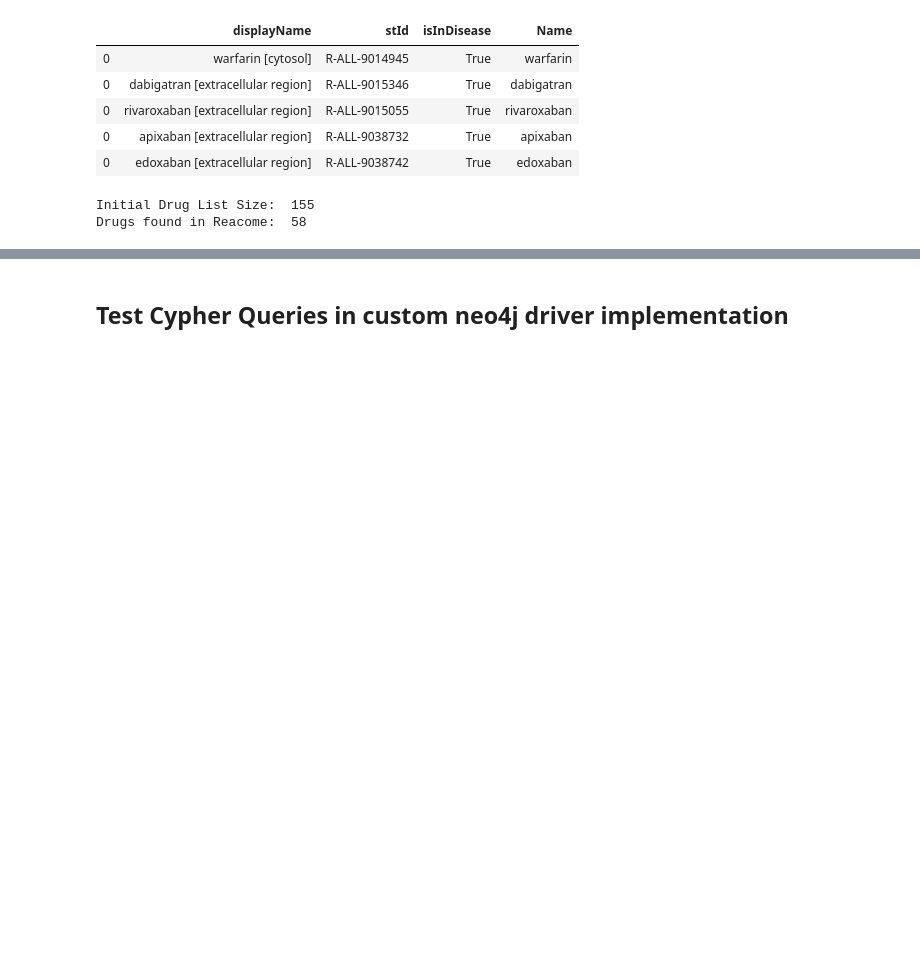
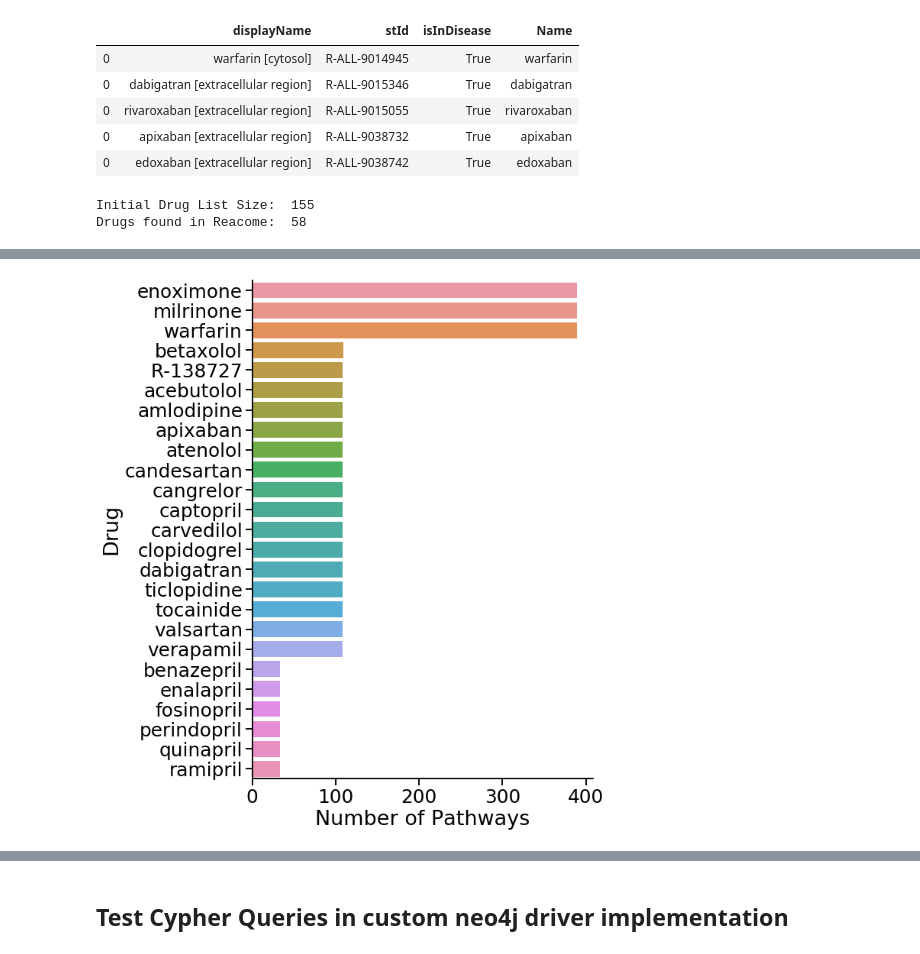
Before and after one commit to pinglab-intern/caseolap-pipeline, a Jupyter notebook: Explore_Drug_chemical_OxStress.ipynb, the cells around one changed output, grey strips where cells are left out. Drawn from its saved outputs; the diff is of its cells as text; code cells hidden in the pictures; blank space fills up the shorter version.

```diff
--- a/Explore_Drug_chemical_OxStress.ipynb
+++ b/Explore_Drug_chemical_OxStress.ipynb
@@ -161,0 +162,16 @@ pd.DataFrame(pathways.groupby(['Drug', 'edgeLength']).Pathway.nunique()).reset_i
+# %%
+# Plotting top 15 and bottom 10 drugs
+sns.set_context('talk', font_scale=1.5)
+fig, ax = plt.subplots(figsize=(8, 12))
+sns.countplot(
+    y='drug',
+    order=pd.concat([pathways_per_drug.head(15), pathways_per_drug.tail(10)]).drug,
+    data=pathways,
+    ax=ax
+)
+ax.set_xlabel('Number of Pathways')
+ax.set_ylabel('Drug')
+
+sns.despine()
+# %% [output]
+[figure, added]
```
Also changed, not shown: parts of 7 cells of this notebook.
